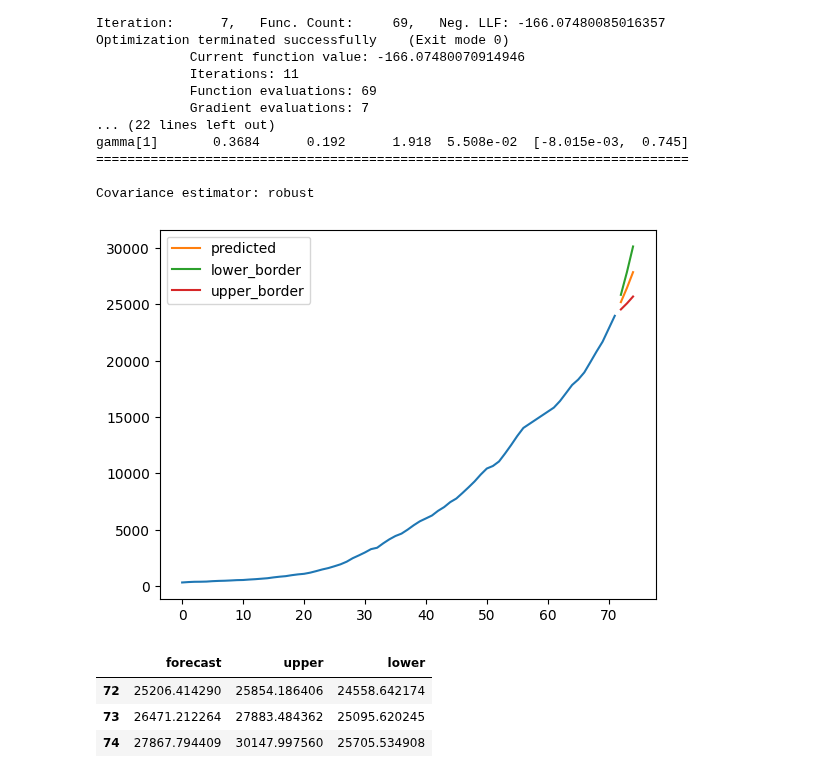
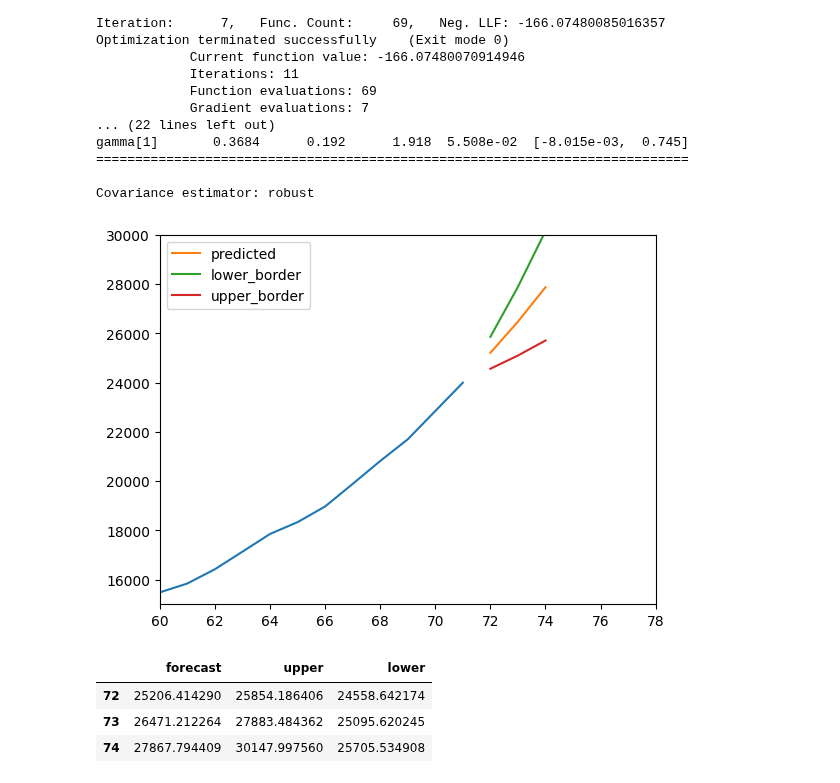
Before and after one commit to MathewShuvarikov/Python_and_R, a Jupyter notebook: Time_series_analysis/US_GDP.ipynb, the cells around one changed output. Saved outputs shown, nothing was run; the diff lists cells and outputs as text; code cells hidden in the pictures.

```diff
--- a/Time_series_analysis/US_GDP.ipynb
+++ b/Time_series_analysis/US_GDP.ipynb
@@ -350,10 +356,12 @@ us_gdp_forecast.index = range(df.index[-1]+1, df.index[-1]+2+us_gdp_forecast.ind
 # %%
 plt.plot(df.Value)
 plt.plot(us_gdp_forecast, label=['predicted', 'lower_border', 'upper_border'])
+plt.xlim(60, us_gdp_forecast.index[-1]+4)
+plt.ylim(15000,30000)
 plt.legend()
 plt.show()
 # %% [output]
-[figure, old version]
+[figure, new version]
 # %%
 us_gdp_forecast
 # %% [output]
```
Also changed, not shown: parts of 7 cells of this notebook.
